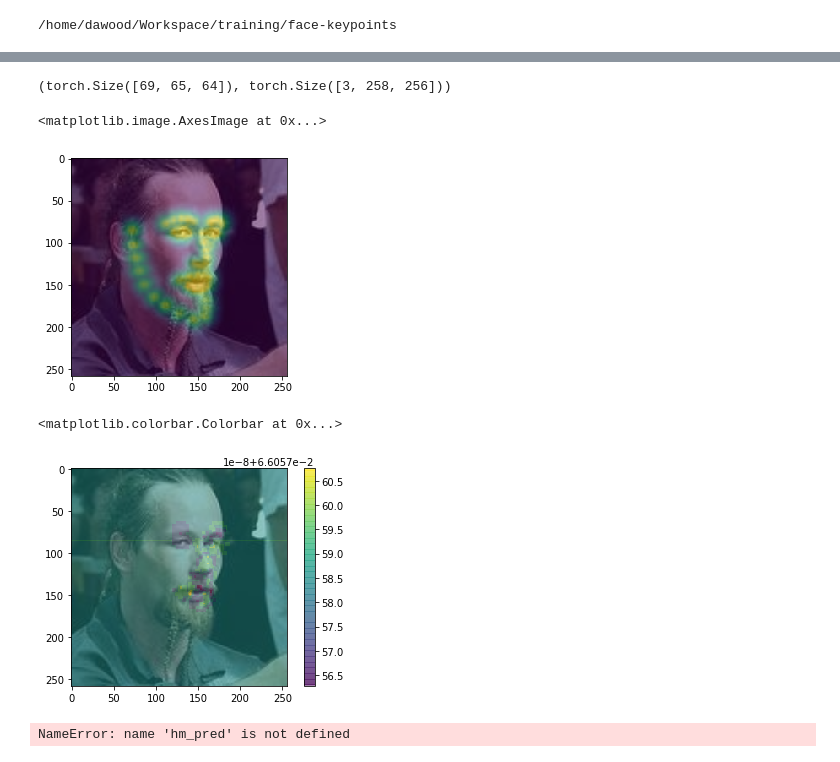
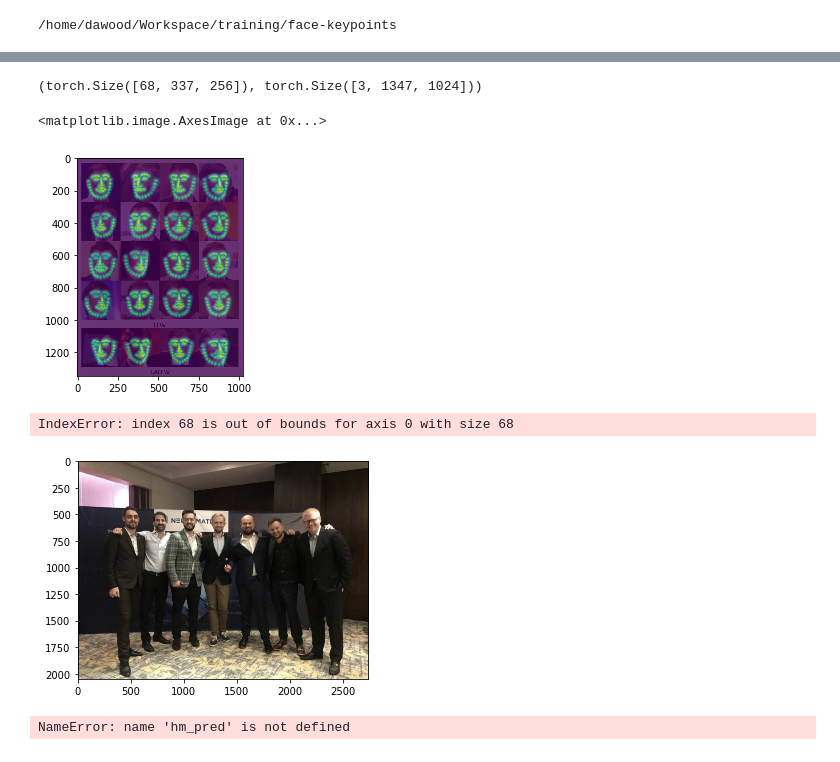
Before and after one commit to dawood95/face-keypoints, a Jupyter notebook: notebooks/eval.ipynb, the cells around one changed output, grey strips where cells are left out. Saved outputs shown, nothing was run; the diff lists cells and outputs as text; code cells hidden in the pictures.

```diff
--- a/notebooks/eval.ipynb
+++ b/notebooks/eval.ipynb
@@ -19,7 +19,7 @@ norm_std  = [0.229, 0.224, 0.225]
 
 normalize = lambda x : T.normalize(x, norm_mean, norm_std)
 # %%
-model = Model(69)
-model.load_state_dict(torch.load('/home/dawood/Experiments/face-keypointe4994bc7cd0f41a28c097d62fb9a55dd/model_20.weights',  map_location="cpu")['state_dict'])
+model = Model(68)
+model.load_state_dict(torch.load('./hrfpn34.weights',  map_location="cpu")['state_dict'])
 model = model.eval()
-#model = model.cuda()
+model = model.cuda()
@@ -30,0 +26,4 @@ img
+# %%
+img = Image.open('/home/dawood/Downloads/2-Figure1-1.png')
+#img = ImageOps.expand(img, 64)
+img
@@ -31,22 +32,22 @@ img
 # %%
-inp = T.resize(img, 256)
-pred = model(normalize(T.to_tensor(inp)).unsqueeze(0))[-1][0]
+inp = T.resize(img, 1024)
+pred = model(normalize(T.to_tensor(inp).cuda()).unsqueeze(0))[-1][0]
 pred.shape, T.to_tensor(inp).shape
 # %% [output]
-(torch.Size([69, 65, 64]), torch.Size([3, 258, 256]))
+(torch.Size([68, 337, 256]), torch.Size([3, 1347, 1024]))
 # %%
 plt.imshow(inp)
-plt.imshow(cv2.resize(pred.detach().cpu().numpy()[:68].max(0), inp.size), alpha=0.5)
+plt.imshow(cv2.resize(pred.detach().cpu().numpy()[:68].max(0), inp.size), alpha=0.8)
 # %% [output]
 <matplotlib.image.AxesImage at 0x...>
-[figure, old version]
+[figure, new version]
 # %%
 plt.imshow(inp)
 plt.imshow(cv2.resize(pred.detach().cpu().numpy()[68], inp.size), alpha=0.5)
 plt.colorbar()
 # %% [output]
-<matplotlib.colorbar.Colorbar at 0x...>
+IndexError: index 68 is out of bounds for axis 0 with size 68
-[figure, old version]
+[figure, new version]
 # %%
 import numpy as np
 import math
```
Also changed, not shown: parts of 3 cells of this notebook, 3 other files.
